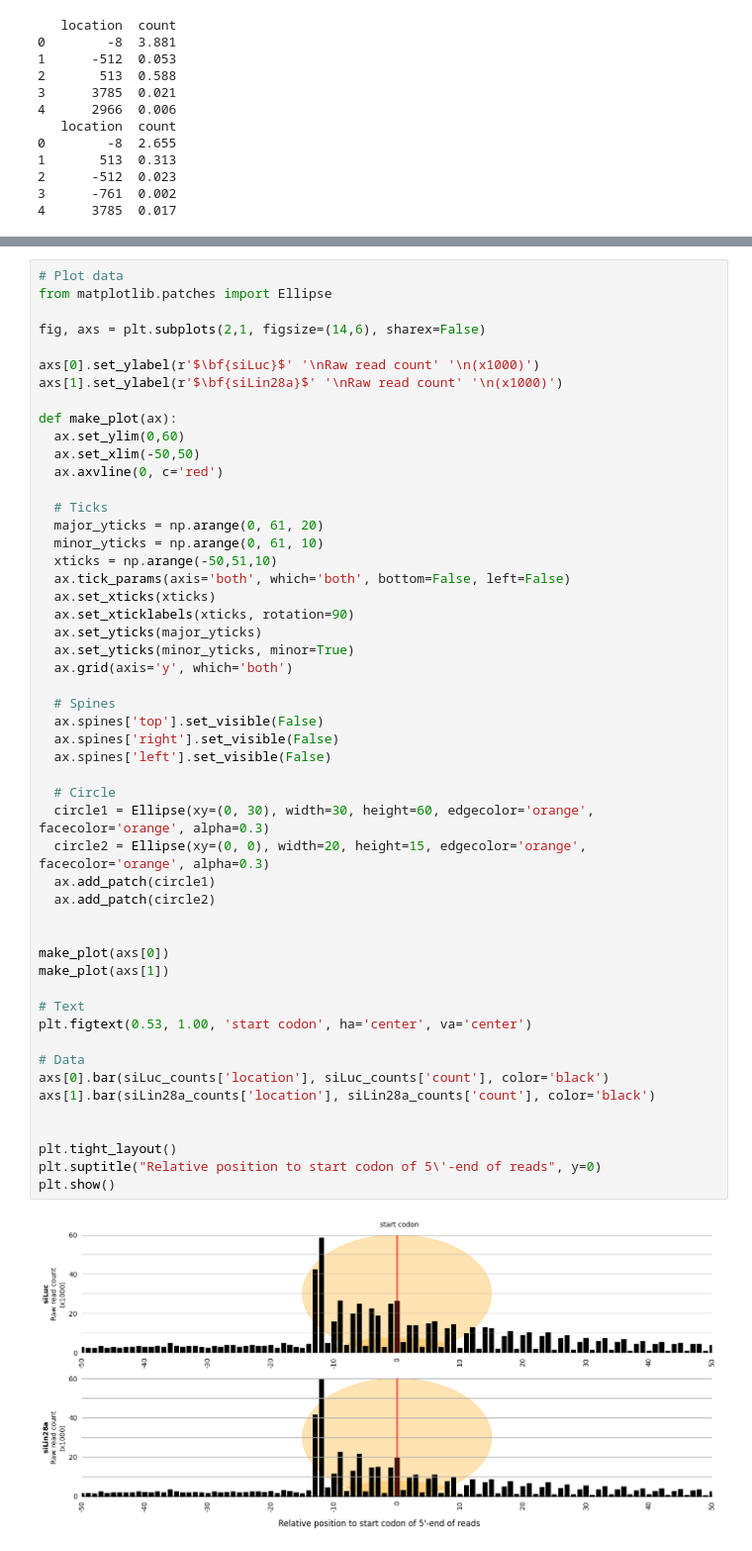
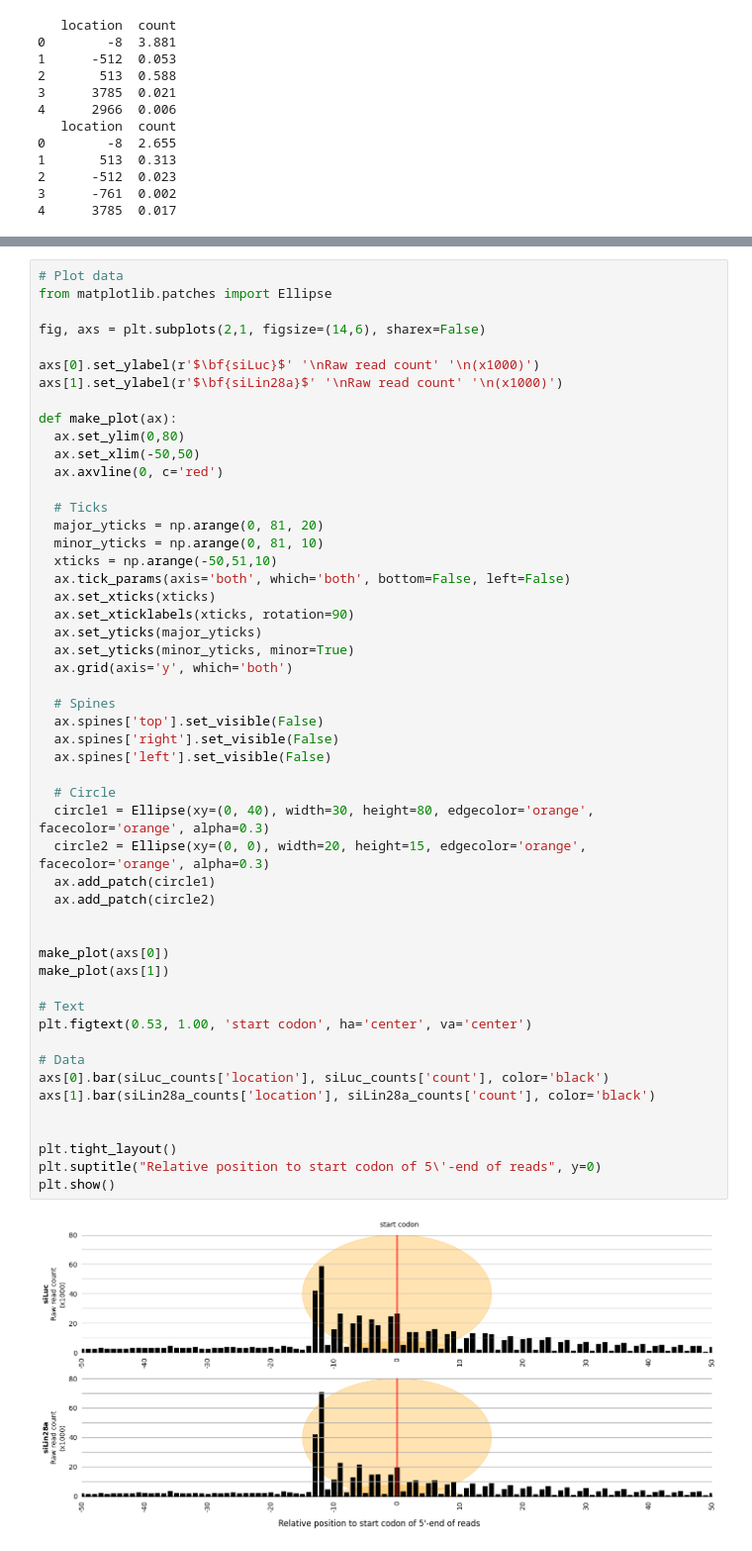
Before and after one commit to elpis51613/bioinfo2, a Jupyter notebook: guided_mission_2/KSH_Guided_Mission_2.ipynb, the cells around one changed output, grey strips where cells are left out. Shown at 99% size. Drawn from its saved outputs; the diff is of its cells as text.

```diff
--- a/guided_mission_2/KSH_Guided_Mission_2.ipynb
+++ b/guided_mission_2/KSH_Guided_Mission_2.ipynb
@@ -450,13 +450,13 @@ axs[0].set_ylabel(r'$\bf{siLuc}$' '\nRaw read count' '\n(x1000)')
 axs[1].set_ylabel(r'$\bf{siLin28a}$' '\nRaw read count' '\n(x1000)')
 
 def make_plot(ax):
-  ax.set_ylim(0,60)
+  ax.set_ylim(0,80)
   ax.set_xlim(-50,50)
   ax.axvline(0, c='red')
 
   # Ticks
-  major_yticks = np.arange(0, 61, 20)
-  minor_yticks = np.arange(0, 61, 10)
+  major_yticks = np.arange(0, 81, 20)
+  minor_yticks = np.arange(0, 81, 10)
   xticks = np.arange(-50,51,10)
   ax.tick_params(axis='both', which='both', bottom=False, left=False)
   ax.set_xticks(xticks)
@@ -464,32 +464,32 @@ def make_plot(ax):
   ax.set_yticks(major_yticks)
   ax.set_yticks(minor_yticks, minor=True)
   ax.grid(axis='y', which='both')
 
   # Spines
   ax.spines['top'].set_visible(False)
   ax.spines['right'].set_visible(False)
   ax.spines['left'].set_visible(False)
 
   # Circle
-  circle1 = Ellipse(xy=(0, 30), width=30, height=60, edgecolor='orange', facecolor='orange', alpha=0.3)
+  circle1 = Ellipse(xy=(0, 40), width=30, height=80, edgecolor='orange', facecolor='orange', alpha=0.3)
   circle2 = Ellipse(xy=(0, 0), width=20, height=15, edgecolor='orange', facecolor='orange', alpha=0.3)
   ax.add_patch(circle1)
   ax.add_patch(circle2)
 
 
 make_plot(axs[0])
 make_plot(axs[1])
 
 # Text
 plt.figtext(0.53, 1.00, 'start codon', ha='center', va='center')
 
 # Data
 axs[0].bar(siLuc_counts['location'], siLuc_counts['count'], color='black')
 axs[1].bar(siLin28a_counts['location'], siLin28a_counts['count'], color='black')
 
 
 plt.tight_layout()
 plt.suptitle("Relative position to start codon of 5\'-end of reads", y=0)
 plt.show()
 # %% [output]
-[figure, old version]
+[figure, new version]
```
Also changed, not shown: parts of 1 cell of this notebook, 1 other file.
